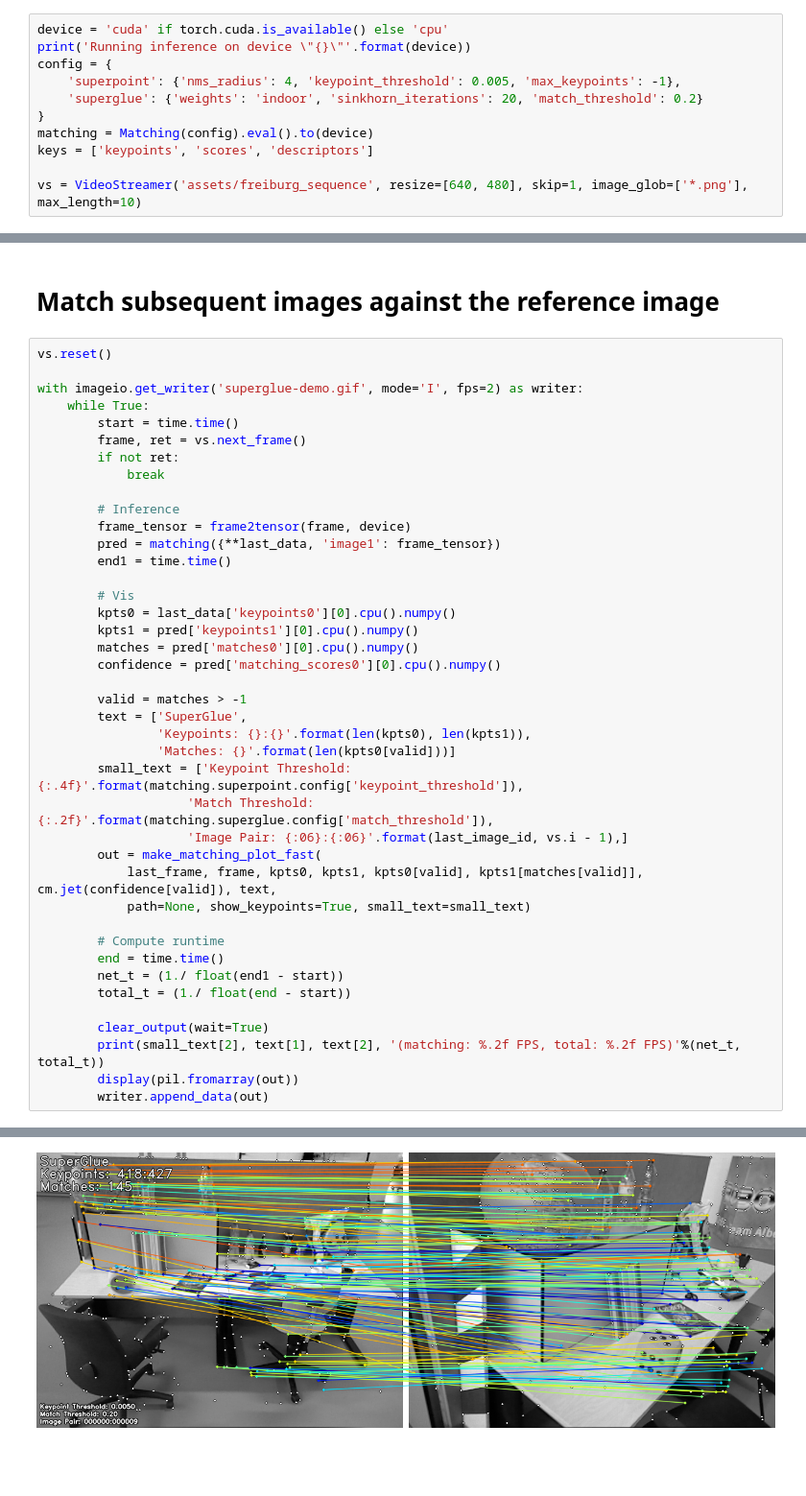
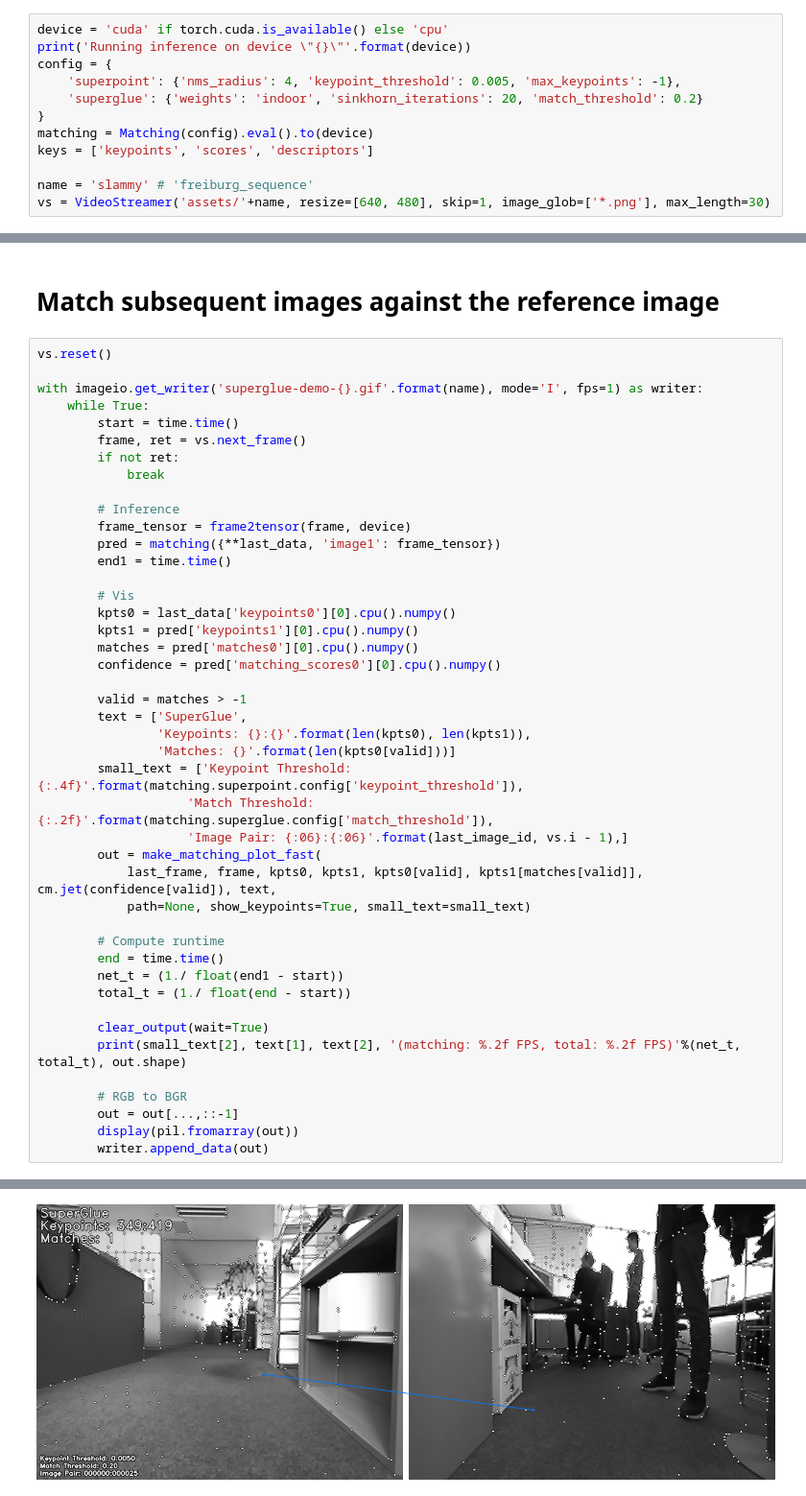
Before and after one commit to Willyzw/SuperGluePretrainedNetwork, a Jupyter notebook: superglue_handson.ipynb, the cells around one changed output, grey strips where cells are left out. Shown: that part at 96% size. Cells and saved outputs as stored; diff of their text form; blank space fills up the shorter version.

Commit message:
add slammy data and used in notebook

```diff
--- a/superglue_handson.ipynb
+++ b/superglue_handson.ipynb
@@ -36,7 +36,8 @@ config = {
 matching = Matching(config).eval().to(device)
 keys = ['keypoints', 'scores', 'descriptors']
 
-vs = VideoStreamer('assets/freiburg_sequence', resize=[640, 480], skip=1, image_glob=['*.png'], max_length=10)
+name = 'slammy' # 'freiburg_sequence'
+vs = VideoStreamer('assets/'+name, resize=[640, 480], skip=1, image_glob=['*.png'], max_length=30)
 # %% [output]
 Running inference on device "cpu"
 Loaded SuperPoint model
@@ -58,7 +59,7 @@ last_image_id = 0
 # %%
 vs.reset()
 
-with imageio.get_writer('superglue-demo.gif', mode='I', fps=2) as writer:
+with imageio.get_writer('superglue-demo-{}.gif'.format(name), mode='I', fps=1) as writer:
     while True:
         start = time.time()
         frame, ret = vs.next_frame()
@@ -93,7 +94,10 @@ with imageio.get_writer('superglue-demo.gif', mode='I', fps=2) as writer:
         total_t = (1./ float(end - start))
 
         clear_output(wait=True)
-        print(small_text[2], text[1], text[2], '(matching: %.2f FPS, total: %.2f FPS)'%(net_t, total_t))
+        print(small_text[2], text[1], text[2], '(matching: %.2f FPS, total: %.2f FPS)'%(net_t, total_t), out.shape)
+
+        # RGB to BGR
+        out = out[...,::-1]
         display(pil.fromarray(out))
         writer.append_data(out)
 # %% [output]
@@ -101 +105 @@ Image Pair: 000000:000009 Keypoints: 418:427 Matches: 145 (matching: 0.93 FPS, t
-[figure, old version]
+[figure, new version]
```
Also changed, not shown: parts of 2 cells of this notebook, 28 other files.
